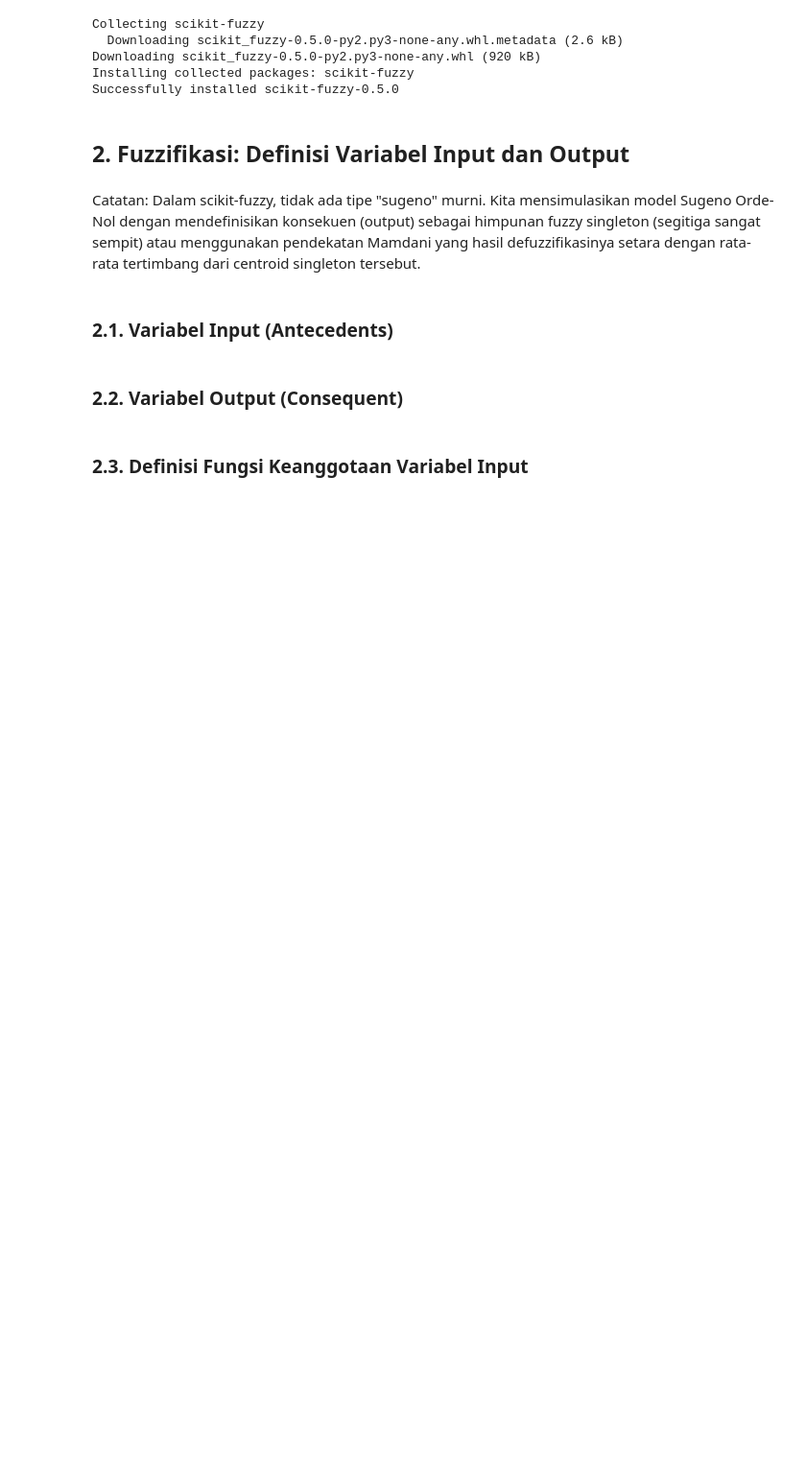
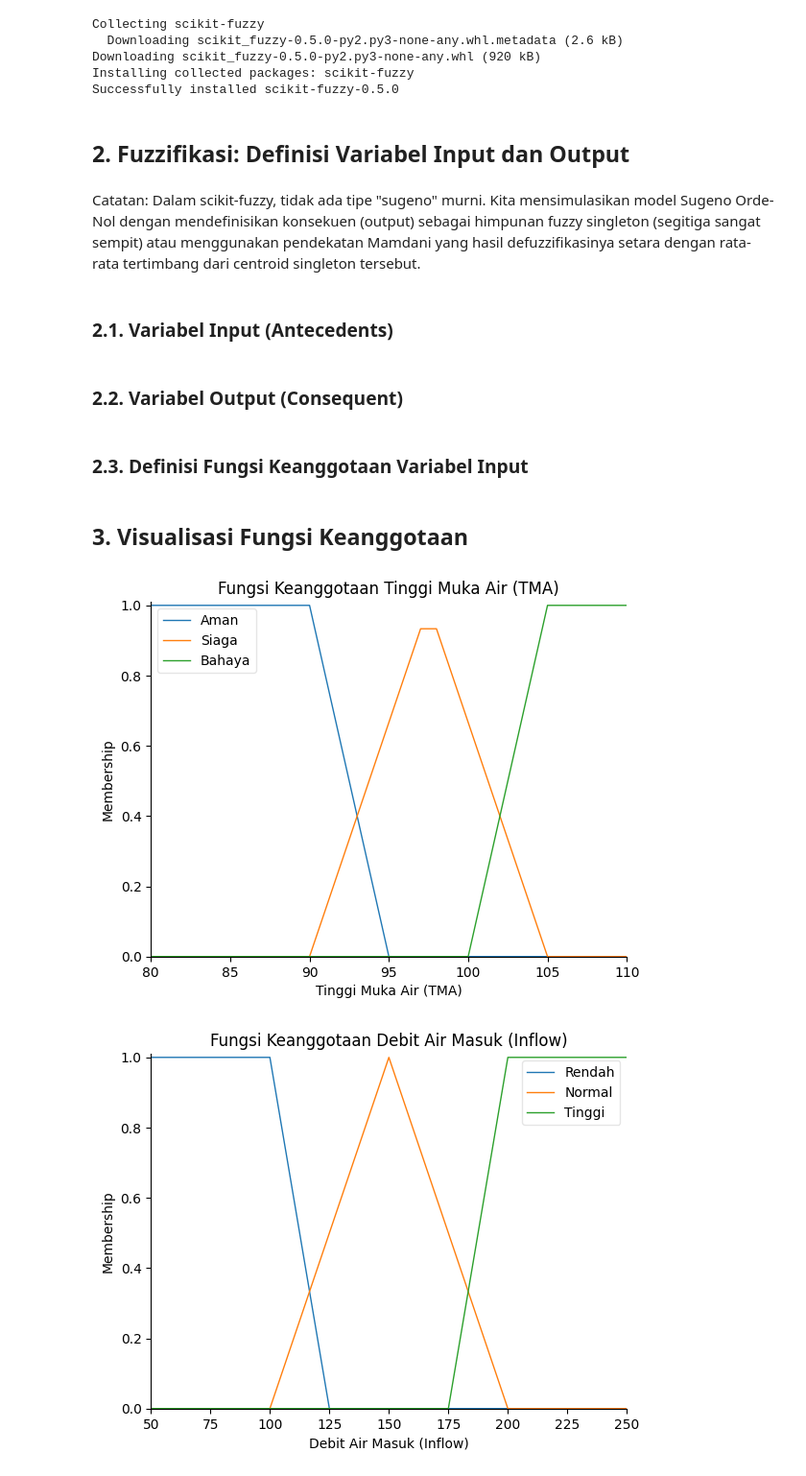
Before and after one commit to LatiefDataVisionary/data-science-modelling-and-simulation-college-task, a Jupyter notebook: final_test/kode_simulasi_bendungan.ipynb, the cells around one changed output. Shown at 96% size. Cells and saved outputs as stored; diff of their text form; code cells hidden in the pictures; blank space fills up the shorter version.

Commit message:
3. Visualisasi Fungsi Keanggotaan

```diff
--- a/final_test/kode_simulasi_bendungan.ipynb
+++ b/final_test/kode_simulasi_bendungan.ipynb
@@ -62,3 +62,24 @@ bukaan_pintu['Tutup'] = fuzz.trimf(bukaan_pintu.universe, [0, 0, 1])
 bukaan_pintu['BukaKecil'] = fuzz.trimf(bukaan_pintu.universe, [29, 30, 31])
 bukaan_pintu['BukaSedang'] = fuzz.trimf(bukaan_pintu.universe, [64, 65, 66])
 bukaan_pintu['BukaPenuh'] = fuzz.trimf(bukaan_pintu.universe, [99, 100, 100])
+# %% [markdown]
+## **3. Visualisasi Fungsi Keanggotaan**
+# %%
+TMA.view()
+plt.title('Fungsi Keanggotaan Tinggi Muka Air (TMA)')
+plt.savefig('grafik_tma.png')
+
+inflow.view()
+plt.title('Fungsi Keanggotaan Debit Air Masuk (Inflow)')
+plt.savefig('grafik_inflow.png')
+
+hujan.view()
+plt.title('Fungsi Keanggotaan Intensitas Curah Hujan')
+plt.savefig('grafik_hujan.png')
+
+bukaan_pintu.view()
+plt.title('Fungsi Keanggotaan (Konstanta Output) Bukaan Pintu')
+plt.savefig('grafik_output.png')
+# %% [output]
+[figure, added]
+[figure, added]
```
Also changed, not shown: parts of 1 cell of this notebook.
